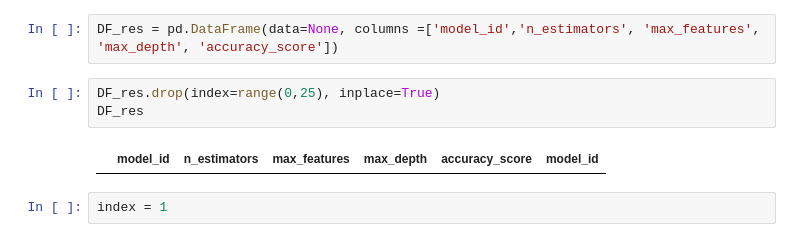
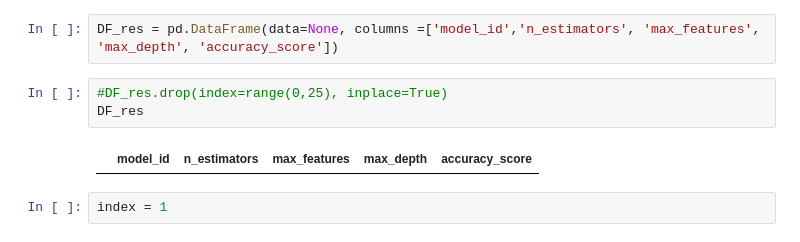
Before and after one commit to Seungeun-Song/Study-for-K-Digital-AI-developer, a Jupyter notebook: Practice/21_03_06_random_forest.ipynb, the cells around one changed output. Cells and saved outputs as stored; diff of their text form.

```diff
--- a/Practice/21_03_06_random_forest.ipynb
+++ b/Practice/21_03_06_random_forest.ipynb
@@ -240,10 +240,10 @@ def randomForest(model_id, X, y, n_est=100, mf = 'auto', md= None, ts = 0.3, rs=
 # %%
 DF_res = pd.DataFrame(data=None, columns =['model_id','n_estimators', 'max_features', 'max_depth', 'accuracy_score'])
 # %%
-DF_res.drop(index=range(0,25), inplace=True)
+#DF_res.drop(index=range(0,25), inplace=True)
 DF_res
 # %% [output]
-|  | model_id | n_estimators | max_features | max_depth | accuracy_score | model_id |
+|  | model_id | n_estimators | max_features | max_depth | accuracy_score |
 # %%
 index = 1
 # %% [markdown]
```
Also changed, not shown: parts of 18 cells of this notebook.
